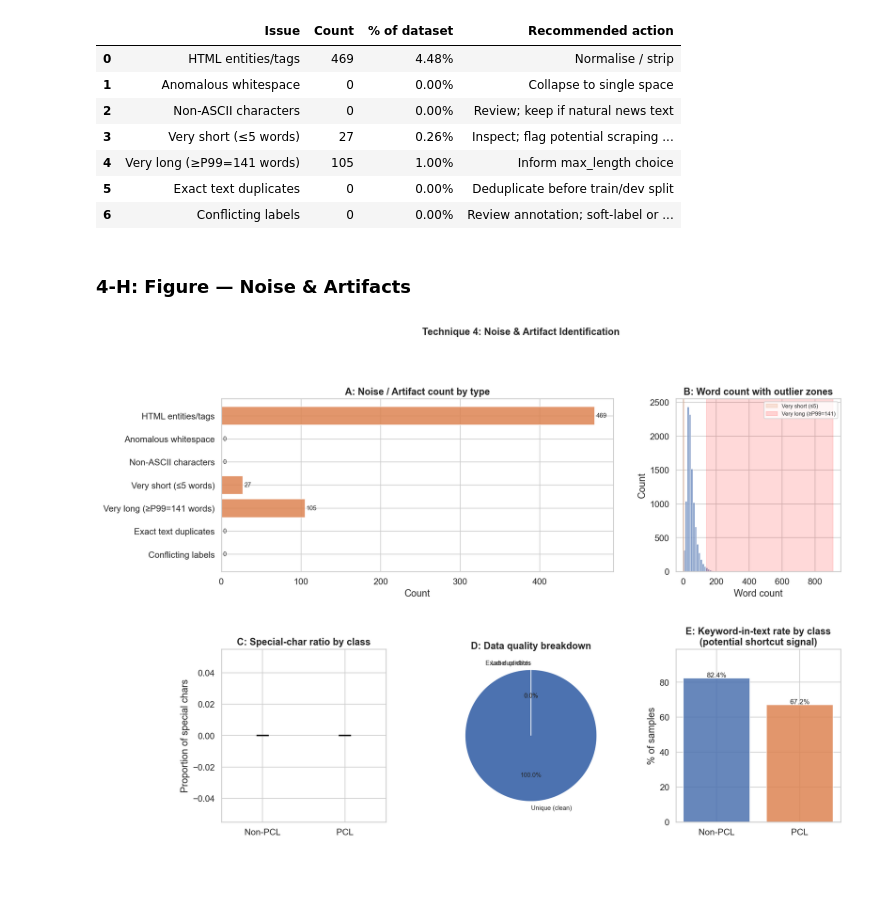
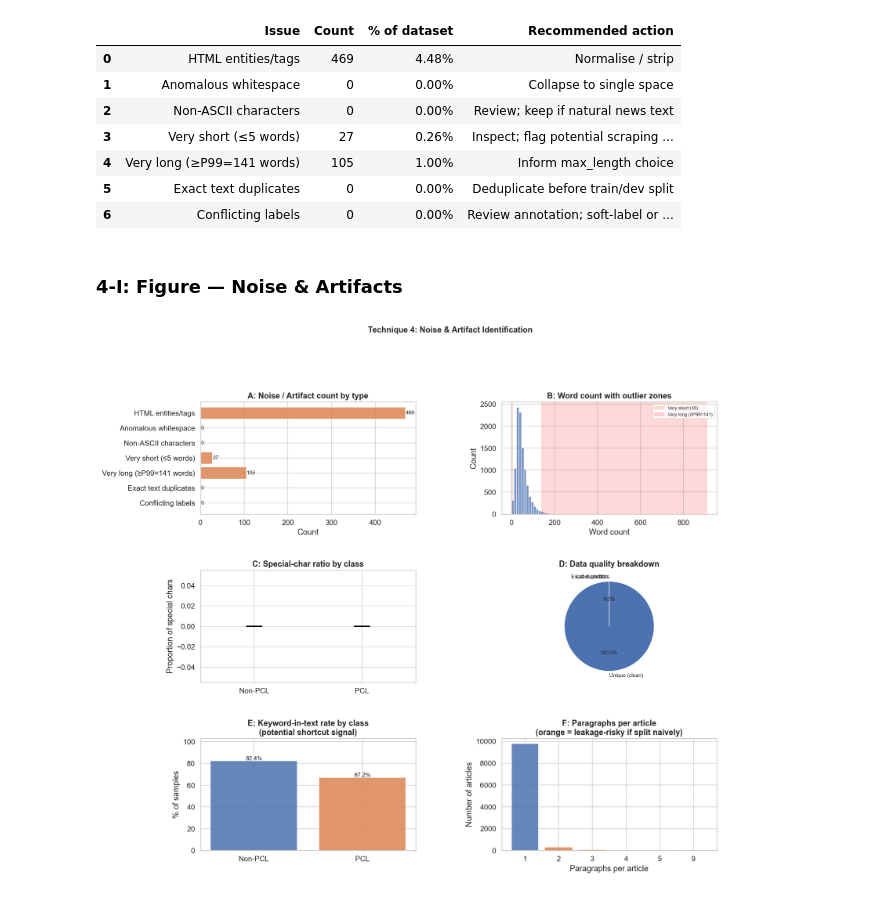
Before and after one commit to ut6817150/SemEval-2022-Task-4---Patronising-and-Condescending-Language-Detection, a Jupyter notebook: Exercise_2.ipynb, the cells around one changed output. Cells and saved outputs as stored; diff of their text form; code cells hidden in the pictures.

```diff
--- a/Exercise_2.ipynb
+++ b/Exercise_2.ipynb
@@ -250,8 +250,8 @@ Coverage table:
 # %% [markdown]
 ### 1-D: Figure — Statistical Profiling
 # %%
-fig = plt.figure(figsize=(16, 12))
-gs  = gridspec.GridSpec(2, 3, figure=fig, hspace=0.45, wspace=0.35)
+fig = plt.figure(figsize=(14, 16))
+gs  = gridspec.GridSpec(3, 2, figure=fig, hspace=0.50, wspace=0.35)
 
 # Panel A: Fine-grained label distribution
 ax_a = fig.add_subplot(gs[0, 0])
@@ -281,7 +281,7 @@ ax_b.annotate(f"Imbalance ratio\n{ir:.1f} : 1",
               fontsize=9, bbox=dict(boxstyle="round,pad=0.3", fc="lightyellow", ec="grey"))
 
 # Panel C: Word count by class
-ax_c = fig.add_subplot(gs[0, 2])
+ax_c = fig.add_subplot(gs[1, 0])
 for pcl_val, label, color in [(0, "Non-PCL", BLUE), (1, "PCL", ORANGE)]:
     ax_c.hist(df.loc[df["pcl"] == pcl_val, "word_count"],
               bins=60, alpha=0.55, label=label, color=color, density=True)
@@ -290,8 +290,8 @@ ax_c.set_xlabel("Word count")
 ax_c.set_ylabel("Density")
 ax_c.legend()
 
-# Panel D: Token length — RoBERTa
-ax_d = fig.add_subplot(gs[1, 0])
+# Panel D: Token length — RoBERTa-base
+ax_d = fig.add_subplot(gs[1, 1])
 col_r = "tok_RoBERTa-base"
 for pcl_val, label, color in [(0, "Non-PCL", BLUE), (1, "PCL", ORANGE)]:
     ax_d.hist(df.loc[df["pcl"] == pcl_val, col_r],
@@ -303,8 +303,8 @@ ax_d.set_xlabel("Token count (incl. special tokens)")
 ax_d.set_ylabel("Density")
 ax_d.legend(fontsize=8, ncol=2)
 
-# Panel E: Token length — DeBERTa
-ax_e = fig.add_subplot(gs[1, 1])
+# Panel E: Token length — DeBERTa-v3-base
+ax_e = fig.add_subplot(gs[2, 0])
 col_d = "tok_DeBERTa-v3-base"
 for pcl_val, label, color in [(0, "Non-PCL", BLUE), (1, "PCL", ORANGE)]:
     ax_e.hist(df.loc[df["pcl"] == pcl_val, col_d],
@@ -316,8 +316,8 @@ ax_e.set_xlabel("Token count (incl. special tokens)")
 ax_e.set_ylabel("Density")
 ax_e.legend(fontsize=8, ncol=2)
 
-# Panel F: Coverage curve
-ax_f = fig.add_subplot(gs[1, 2])
+# Panel F: Coverage curve (both tokenizers)
+ax_f = fig.add_subplot(gs[2, 1])
 thrs = list(range(32, 513, 4))
 colors_tok = {"RoBERTa-base": BLUE, "DeBERTa-v3-base": ORANGE}
 for name in TOKENIZERS:
@@ -844,13 +1054,13 @@ noise_summary
 | 5 | Exact text duplicates | 0 | 0.00% | Deduplicate before train/dev split |
 | 6 | Conflicting labels | 0 | 0.00% | Review annotation; soft-label or ... |
 # %% [markdown]
-### 4-H: Figure — Noise & Artifacts
+### 4-I: Figure — Noise & Artifacts
 # %%
-fig = plt.figure(figsize=(16, 11))
-gs  = gridspec.GridSpec(2, 3, figure=fig, hspace=0.45, wspace=0.38)
+fig = plt.figure(figsize=(16, 14))
+gs  = gridspec.GridSpec(3, 2, figure=fig, hspace=0.50, wspace=0.40)
 
-# Panel A: Noise type bar
-ax_a = fig.add_subplot(gs[0, :2])
+# Panel A: Noise type horizontal bar
+ax_a = fig.add_subplot(gs[0, 0])
 labels_noise = noise_summary["Issue"].tolist()
 counts_noise = noise_summary["Count"].tolist()
 colors_n     = [ORANGE if c > 0 else "lightgrey" for c in counts_noise]
@@ -858,12 +1068,12 @@ bars = ax_a.barh(labels_noise, counts_noise, color=colors_n, alpha=0.85, edgecol
 ax_a.set_title("A: Noise / Artifact count by type", fontweight="bold")
 ax_a.set_xlabel("Count")
 for bar, cnt in zip(bars, counts_noise):
-    ax_a.text(bar.get_width() + 2, bar.get_y() + bar.get_height() / 2,
+    ax_a.text(bar.get_width() + 1, bar.get_y() + bar.get_height() / 2,
               f"{int(cnt):,}", va="center", fontsize=9)
 ax_a.invert_yaxis()
 
 # Panel B: Word count with outlier zones
-ax_b = fig.add_subplot(gs[0, 2])
+ax_b = fig.add_subplot(gs[0, 1])
 ax_b.hist(df["word_count"], bins=80, color=BLUE, alpha=0.75, edgecolor="white")
 ax_b.axvspan(0, 5, color=ORANGE, alpha=0.2, label="Very short (≤5)")
 ax_b.axvspan(p99, df["word_count"].max(), color="red", alpha=0.15,
@@ -873,43 +1083,62 @@ ax_b.set_xlabel("Word count")
 ax_b.set_ylabel("Count")
 ax_b.legend(fontsize=8)
 
 # Panel C: Special-char ratio by class
 ax_c = fig.add_subplot(gs[1, 0])
-data = [df.loc[df["pcl"] == 0, "special_char_ratio"].values,
-        df.loc[df["pcl"] == 1, "special_char_ratio"].values]
-bp = ax_c.boxplot(data, labels=["Non-PCL", "PCL"], patch_artist=True,
+data_sc = [df.loc[df["pcl"] == 0, "special_char_ratio"].values,
+           df.loc[df["pcl"] == 1, "special_char_ratio"].values]
+bp = ax_c.boxplot(data_sc, labels=["Non-PCL", "PCL"], patch_artist=True,
                   medianprops=dict(color="black", linewidth=2), showfliers=False)
 for patch, color in zip(bp["boxes"], [BLUE, ORANGE]):
     patch.set_facecolor(color)
     patch.set_alpha(0.7)
 ax_c.set_title("C: Special-char ratio by class", fontweight="bold")
 ax_c.set_ylabel("Proportion of special chars")
 
 # Panel D: Data quality pie
 ax_d = fig.add_subplot(gs[1, 1])
 clean_n  = len(df) - exact_dup_cnt - n_conflicts
-vals     = [max(clean_n, 0), exact_dup_cnt, n_conflicts]
+vals_pie = [max(clean_n, 0), exact_dup_cnt, n_conflicts]
 labels_d = ["Unique (clean)", "Exact duplicates", "Label conflicts"]
 colors_d = [BLUE, ORANGE, "firebrick"]
-ax_d.pie(vals, labels=labels_d, colors=colors_d,
+wedges, texts, autotexts = ax_d.pie(vals_pie, labels=labels_d, colors=colors_d,
          autopct="%1.1f%%", startangle=90, textprops={"fontsize": 9})
 ax_d.set_title("D: Data quality breakdown", fontweight="bold")
 
 # Panel E: Keyword-in-text rate
-ax_e = fig.add_subplot(gs[1, 2])
+ax_e = fig.add_subplot(gs[2, 0])
 kit_by_class = df.groupby("pcl")["keyword_in_text"].mean() * 100
-bars = ax_e.bar(["Non-PCL", "PCL"], kit_by_class.values,
-                color=[BLUE, ORANGE], alpha=0.85, edgecolor="white")
-ax_e.set_title("E: Keyword-in-text rate by class\n(potential shortcut signal)",
-               fontweight="bold")
+bars_e = ax_e.bar(["Non-PCL", "PCL"], kit_by_class.values,
+                  color=[BLUE, ORANGE], alpha=0.85, edgecolor="white")
+ax_e.set_title("E: Keyword-in-text rate by class\n(potential shortcut signal)", fontweight="bold")
 ax_e.set_ylabel("% of samples")
-for bar, v in zip(bars, kit_by_class.values):
+for bar, v in zip(bars_e, kit_by_class.values):
     ax_e.text(bar.get_x() + bar.get_width() / 2,
               bar.get_height() + 0.5, f"{v:.1f}%", ha="center", fontsize=10)
-ax_e.set_ylim(0, max(kit_by_class.values) * 1.2)
+ax_e.set_ylim(0, max(kit_by_class.values) * 1.25)
+
+# Panel F: Article-level leakage — paragraphs per article distribution
+ax_f = fig.add_subplot(gs[2, 1])
+para_counts = paragraphs_per_art.value_counts().sort_index()
+# Cap at 10+ for readability
+para_plot = para_counts[para_counts.index <= 9]
+ten_plus  = para_counts[para_counts.index > 9].sum()
+if ten_plus > 0:
+    para_plot[10] = ten_plus
+bars_f = ax_f.bar(para_plot.index.astype(str).tolist(),
+                  para_plot.values, color=BLUE, alpha=0.85, edgecolor="white")
+# Highlight multi-paragraph articles (leakage risk)
+for bar, idx in zip(bars_f, para_plot.index):
+    if idx > 1:
+        bar.set_color(ORANGE)
+        bar.set_alpha(0.85)
+ax_f.set_title("F: Paragraphs per article\n(orange = leakage-risky if split naively)",
+               fontweight="bold")
+ax_f.set_xlabel("Paragraphs per article")
+ax_f.set_ylabel("Number of articles")
 
 fig.suptitle("Technique 4: Noise & Artifact Identification",
              fontsize=14, fontweight="bold", y=1.01)
 plt.show()
 # %% [output]
-[figure, old version]
+[figure, new version]
```
Also changed, not shown: parts of 27 cells of this notebook, 1 other file.
